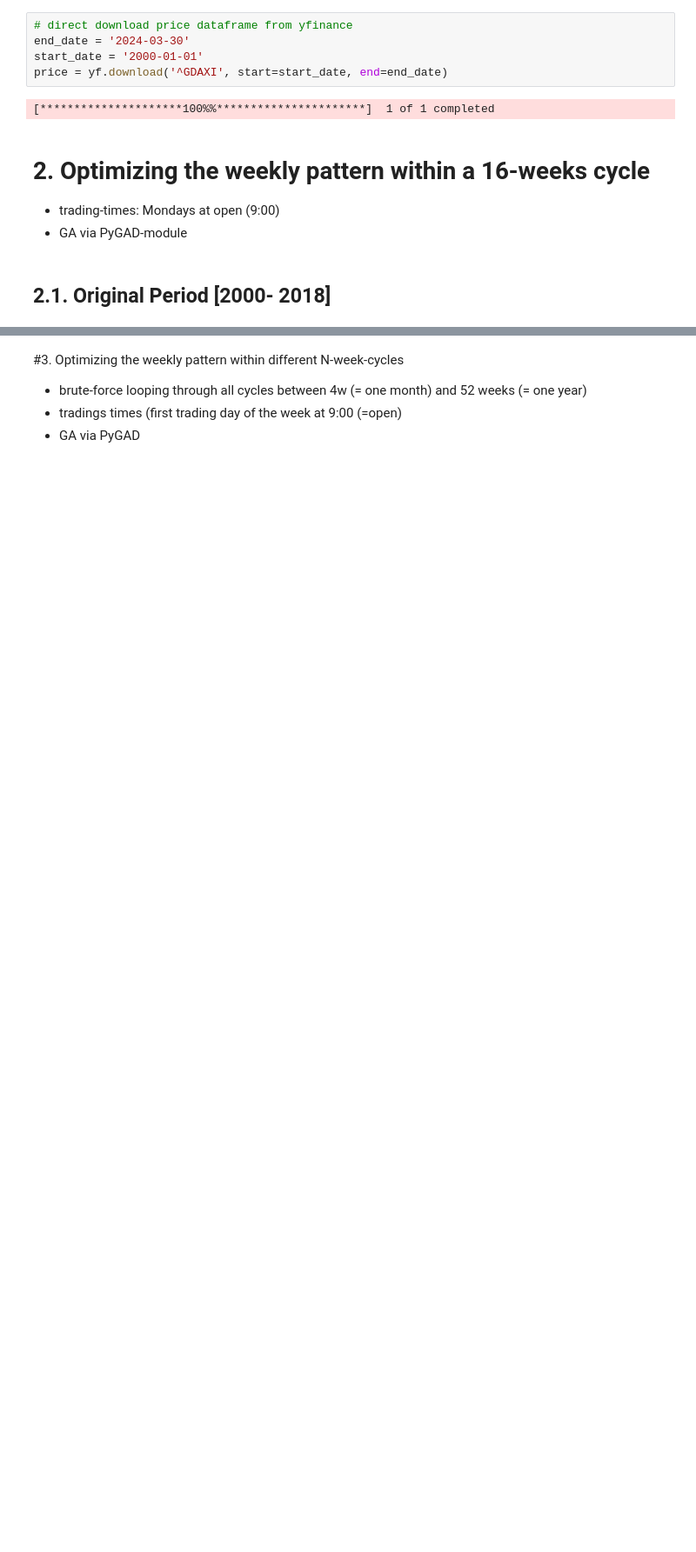
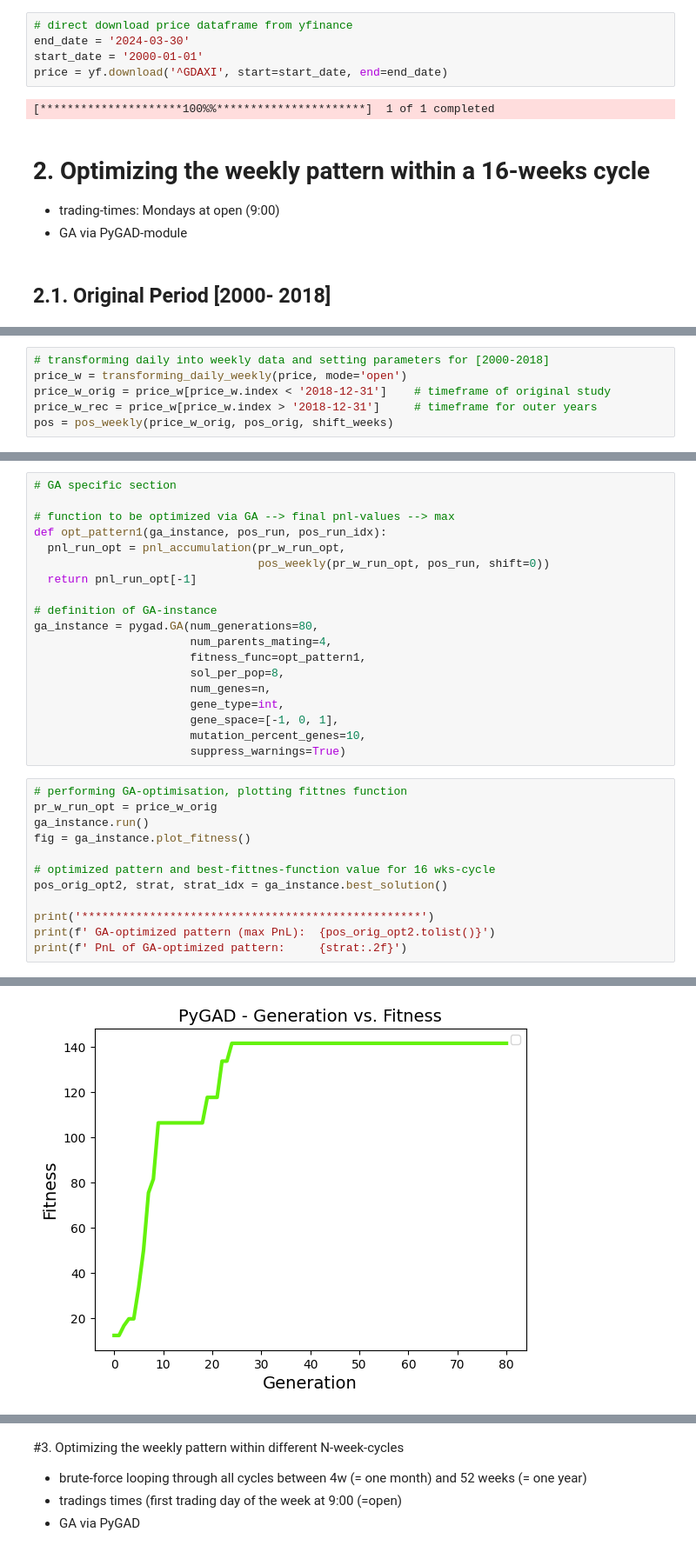
Before and after one commit to tluxxx/weekly-pattern-in-stock-markets, a Jupyter notebook: weekly_patterns_(part_2_N_weeks_cycle_with_optimized_pattern).ipynb, the cells around one changed output, grey strips where cells are left out. Shown at 87% size. Saved outputs shown, nothing was run; the diff lists cells and outputs as text; blank space fills up the shorter version.

Commit message:
significant rework, extension of manual patterns, removing of non necesarry statistics

```diff
--- a/weekly_patterns_(part_2_N_weeks_cycle_with_optimized_pattern).ipynb
+++ b/weekly_patterns_(part_2_N_weeks_cycle_with_optimized_pattern).ipynb
@@ -279,0 +83,6 @@ with pd.ExcelWriter(r'/content/gdrive/MyDrive/Colab Notebooks/Weekly Pattern/16_
+# %%
+# transforming daily into weekly data and setting parameters for [2000-2018]
+price_w = transforming_daily_weekly(price, mode='open')
+price_w_orig = price_w[price_w.index < '2018-12-31']    # timeframe of original study
+price_w_rec = price_w[price_w.index > '2018-12-31']     # timeframe for outer years
+pos = pos_weekly(price_w_orig, pos_orig, shift_weeks)
@@ -279,0 +188,32 @@ with pd.ExcelWriter(r'/content/gdrive/MyDrive/Colab Notebooks/Weekly Pattern/16_
+# %%
+# GA specific section
+
+# function to be optimized via GA --> final pnl-values --> max
+def opt_pattern1(ga_instance, pos_run, pos_run_idx):
+  pnl_run_opt = pnl_accumulation(pr_w_run_opt,
+                                 pos_weekly(pr_w_run_opt, pos_run, shift=0))
+  return pnl_run_opt[-1]
+
+# definition of GA-instance
+ga_instance = pygad.GA(num_generations=80,
+                       num_parents_mating=4,
+                       fitness_func=opt_pattern1,
+                       sol_per_pop=8,
+                       num_genes=n,
+                       gene_type=int,
+                       gene_space=[-1, 0, 1],
+                       mutation_percent_genes=10,
+                       suppress_warnings=True)
+# %%
+# performing GA-optimisation, plotting fittnes function
+pr_w_run_opt = price_w_orig
+ga_instance.run()
+fig = ga_instance.plot_fitness()
+
+# optimized pattern and best-fittnes-function value for 16 wks-cycle
+pos_orig_opt2, strat, strat_idx = ga_instance.best_solution()
+
+print('**************************************************')
+print(f' GA-optimized pattern (max PnL):  {pos_orig_opt2.tolist()}')
+print(f' PnL of GA-optimized pattern:     {strat:.2f}')
+# %% [output]
@@ -279,0 +221 @@ with pd.ExcelWriter(r'/content/gdrive/MyDrive/Colab Notebooks/Weekly Pattern/16_
+[figure, added]
```
Also changed, not shown: parts of 83 cells of this notebook.
